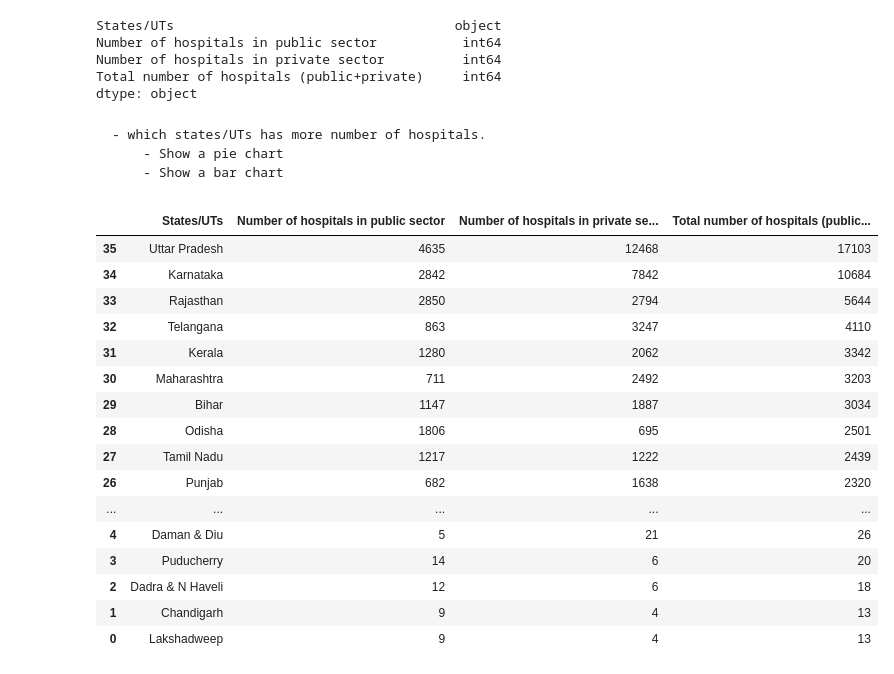
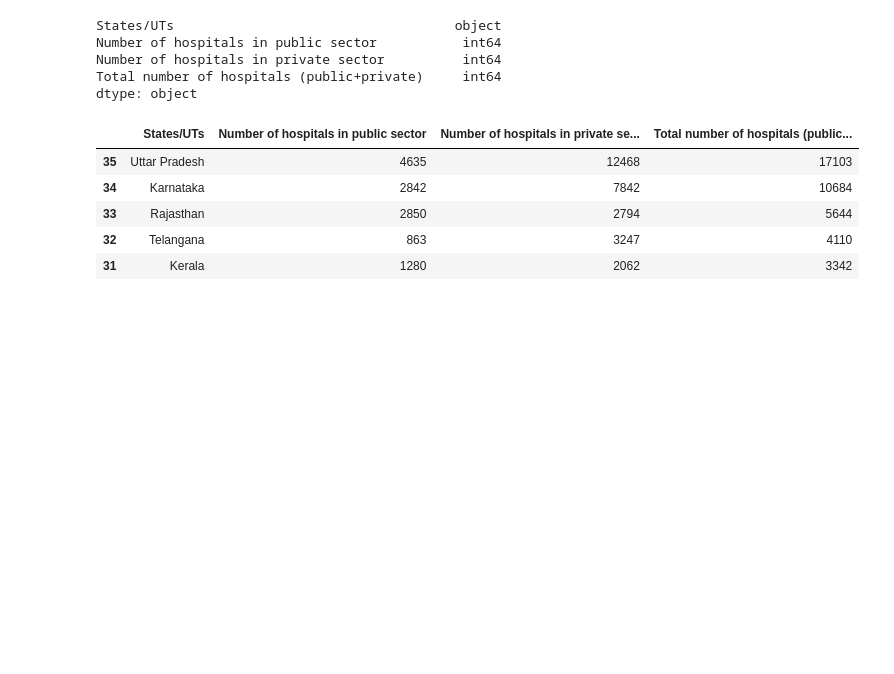
Before and after one commit to srikanthbhadragiri/datascience, a Jupyter notebook: notebooks/Hospitals-States-Public-Private-Count.ipynb, the cells around one changed output. Cells and saved outputs as stored; diff of their text form; code cells hidden in the pictures; blank space fills up the shorter version.

```diff
--- a/notebooks/Hospitals-States-Public-Private-Count.ipynb
+++ b/notebooks/Hospitals-States-Public-Private-Count.ipynb
@@ -192,10 +124,6 @@ Number of hospitals in public sector           int64
 Number of hospitals in private sector          int64
 Total number of hospitals (public+private)     int64
 dtype: object
-# %% [markdown]
-    - which states/UTs has more number of hospitals.
-        - Show a pie chart
-        - Show a bar chart
 # %%
 import matplotlib.pyplot as plt
 from matplotlib import rcParams
@@ -204,22 +132,11 @@ rcParams['figure.figsize'] = 10,8
 # %%
 # Show top 5 states/UT's with largest number of hospitals (both public and private)
 sorted_df = df.sort_values('Total number of hospitals (public+private)', ascending=False)
-sorted_df
+sorted_df.head()
 # %% [output]
 |  | States/UTs | Number of hospitals in public sector | Number of hospitals in private se... | Total number of hospitals (public... |
 | 35 | Uttar Pradesh | 4635 | 12468 | 17103 |
 | 34 | Karnataka | 2842 | 7842 | 10684 |
 | 33 | Rajasthan | 2850 | 2794 | 5644 |
 | 32 | Telangana | 863 | 3247 | 4110 |
 | 31 | Kerala | 1280 | 2062 | 3342 |
-| 30 | Maharashtra | 711 | 2492 | 3203 |
-| 29 | Bihar | 1147 | 1887 | 3034 |
-| 28 | Odisha | 1806 | 695 | 2501 |
-| 27 | Tamil Nadu | 1217 | 1222 | 2439 |
-| 26 | Punjab | 682 | 1638 | 2320 |
-| ... | ... | ... | ... | ... |
-| 4 | Daman & Diu | 5 | 21 | 26 |
-| 3 | Puducherry | 14 | 6 | 20 |
-| 2 | Dadra & N Haveli | 12 | 6 | 18 |
-| 1 | Chandigarh | 9 | 4 | 13 |
-| 0 | Lakshadweep | 9 | 4 | 13 |
```
Also changed, not shown: parts of 18 cells of this notebook, 1 other file.
